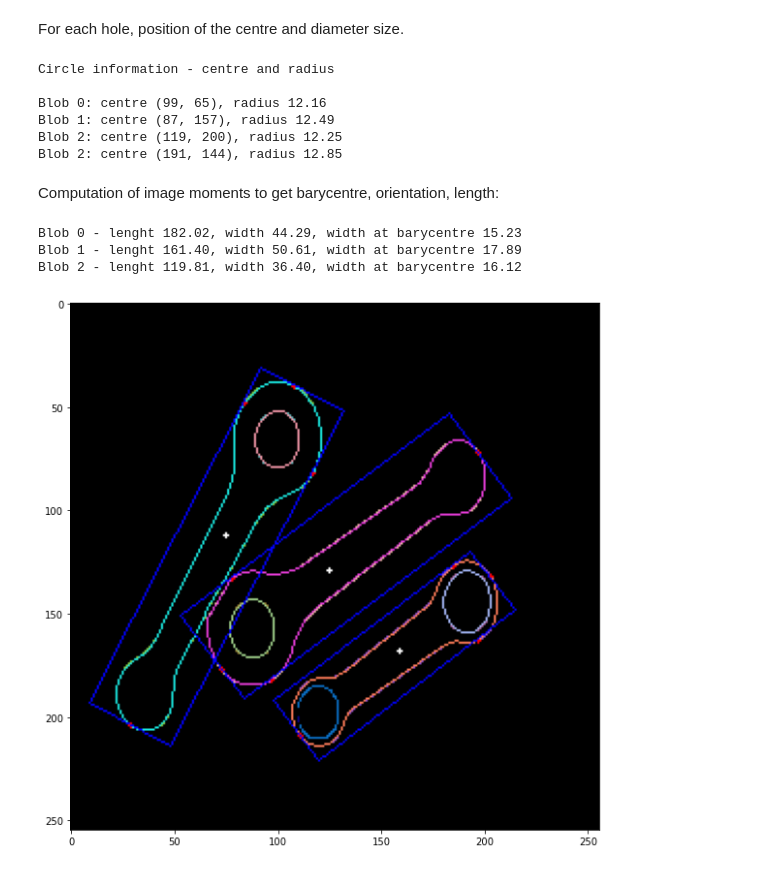
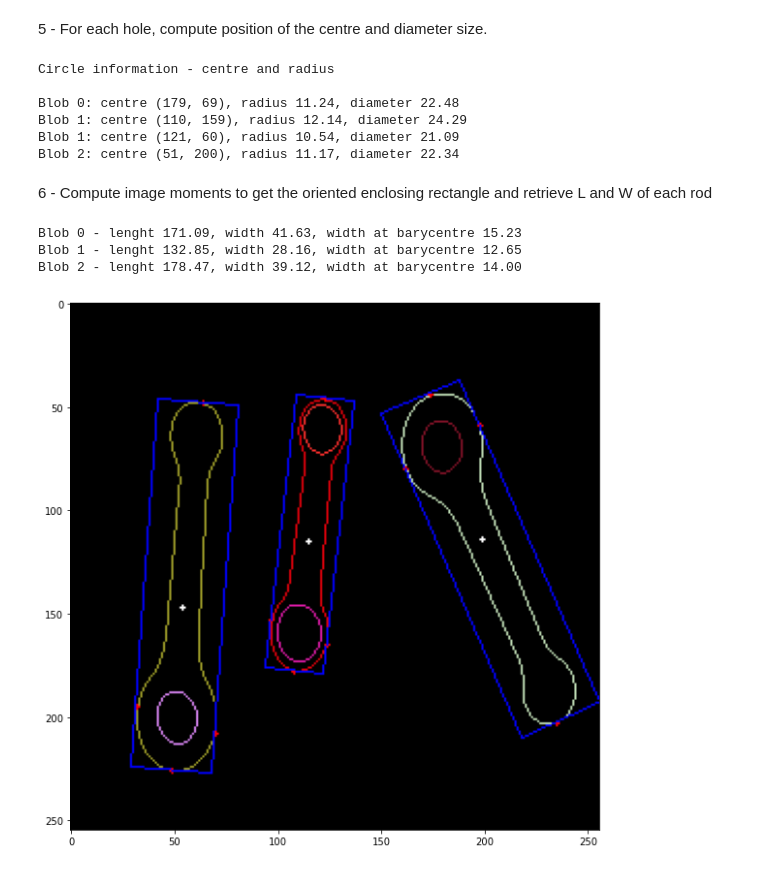
Before and after one commit to cormarchili/ConnectingRods, a Jupyter notebook: Project.ipynb, the cells around one changed output. Drawn from its saved outputs; the diff is of its cells as text; code cells hidden in the pictures.

```diff
--- a/Project.ipynb
+++ b/Project.ipynb
@@ -24,9 +22,8 @@ file_list = ['TESI00.BMP', 'TESI01.BMP', 'TESI12.BMP', 'TESI21.BMP', 'TESI31.BMP
             'TESI90.BMP', 'TESI92.BMP', 'TESI98.BMP']
 m=0
 # %%
-path = os.path.join('/Users','corinnamarchili','Desktop','Progetto2','ispezione-bielle-immagini')
+path = ('ispezione-bielle-immagini')
 img_file = file_list[m]
 m+=1
-img_file = 'TESI50.BMP'
 src = cv.imread(os.path.join(path, img_file), cv.COLOR_BGR2RGB)
 # %% [markdown]
@@ -203,5 +186,5 @@ Orientation major axis: 0.65
 # %% [markdown]
-For each hole, position of the centre and diameter size.
+5 - For each hole, compute position of the centre and diameter size.
 # %%
 print('Circle information - centre and radius')
 print()
@@ -209,22 +192,24 @@ print()
 for k in circles.keys():
     for cont in circles[k]:
         rad = []
+        # Compute moments to get the centre of the circle;
         mu = cv.moments(cont)
         bar = (int(mu['m10'] / (mu['m00'] + 1e-5)), int(mu['m01'] / (mu['m00'] + 1e-5)))
+        # Compute the radius as the average distance between the contour and the centre
         if((bar[0] != 0) and (bar[1] != 0)):
             for p in cont:
                 distance = math.sqrt((math.pow((bar[0] - p[0][0]),2))+(math.pow((bar[1] - p[0][1]),2)))
                 rad.append(distance)
             radius = mean(rad)
-            print(f'Blob {k}: centre {bar}, radius {radius:.2f}')
+            print(f'Blob {k}: centre {bar}, radius {radius:.2f}, diameter {2*radius:.2f}')
 # %% [output]
 Circle information - centre and radius
 
-Blob 0: centre (99, 65), radius 12.16
-Blob 1: centre (87, 157), radius 12.49
-Blob 2: centre (119, 200), radius 12.25
-Blob 2: centre (191, 144), radius 12.85
+Blob 0: centre (179, 69), radius 11.24, diameter 22.48
+Blob 1: centre (110, 159), radius 12.14, diameter 24.29
+Blob 1: centre (121, 60), radius 10.54, diameter 21.09
+Blob 2: centre (51, 200), radius 11.17, diameter 22.34
 # %% [markdown]
-Computation of image moments to get barycentre, orientation, length:
+6 - Compute image moments to get the oriented enclosing rectangle and retrieve L and W of each rod
 # %%
 #Implementation of the algorithm from slide 46 of "Blob Analysis"
@@ -271,8 +257,8 @@ def get_vertexes(C1, C2, C3, C4, aMA, bMA, aMI, bMI):
     v4 = (int((bMA*cw2 - bMI*cl2)/(aMA*bMI - bMA*aMI)),int((aMI*cl2 - aMA*cw2)/(aMA*bMI - bMA*aMI)))
     return v1,v2,v3,v4
 # %%
-#blob_details is indexed by the blob and contains contour - baricentre - moments - (orientation_maj, orientation_min)
-img_oer = background.copy()
+#blob_details contains a list with contour - baricentre - moments - (orientation_maj, orientation_min)
+img_oer = drawing.copy()
 
 for b in blob_details.keys():
     blob_contour = blob_details[b][0]
@@ -283,10 +269,11 @@ for b in blob_details.keys():
     cv.circle(img_oer, (blob_barycentre), radius=0, color=(255, 255, 255), thickness=2)
 
 
-    #Compute alpha and beta from the orientation of the major axis
+    # Compute alpha and beta from the orientation of the major axis
     alpha = -math.sin(blob_orientation[0])
     beta = math.cos(blob_orientation[0])
 
+    # Compute the parameters for the equation of the major and minor axis
     aMA = alpha
     bMA = -beta
     cMA = beta*blob_barycentre[1] - alpha*blob_barycentre[0]
@@ -302,39 +289,40 @@ for b in blob_details.keys():
     cv.circle(img_oer, C3, radius=0, color=(255, 0, 0), thickness=2)
     cv.circle(img_oer, C4, radius=0, color=(255, 0, 0), thickness=2)
 
-
+    # Find vertexes of the oriented enclosing rectangle
     v1, v2, v3, v4 = get_vertexes(C1, C2, C3, C4, aMA, bMA, aMI, bMI)
 
     cv.line(img_oer, v1, v3, (0, 0, 255), 1)
     cv.line(img_oer, v1, v2, (0, 0, 255), 1)
     cv.line(img_oer, v2, v4, (0, 0, 255), 1)
     cv.line(img_oer, v4, v3, (0, 0, 255), 1)
 
+    # Compute length and width from the OER
     L = math.sqrt((math.pow((v1[0]-v2[0]),2))+(math.pow((v1[1]-v2[1]),2)))
     W = math.sqrt((math.pow((v1[0]-v3[0]),2))+(math.pow((v1[1]-v3[1]),2)))
     if(W > L):
         point1 = v1
         point2 = v2
     else:
         point1 = v1
         point2 = v3
-    m = (point2[1]-point1[1])/(point2[0]-point1[0])
-    c = blob_barycentre[1] - m*(blob_barycentre[0])
+
+    # Compute width at the barycentre as the minimum distance between the barycentre and the contour
     distances = []
     for e in blob_contour:
         j = e[0][0]
         i = e[0][1]
         distance = math.sqrt((math.pow((blob_barycentre[0] - j),2))+(math.pow((blob_barycentre[1] - i),2)))
         distances.append(distance)
     wb = 2 * np.min(distances)
 
     print(f'Blob {b} - lenght {max(L,W):.2f}, width {min(L,W):.2f}, width at barycentre {wb:.2f}')
 
 plt.figure(figsize=(10, 10))
 plt.imshow(img_oer, cmap='gray')
 plt.show()
 # %% [output]
-Blob 0 - lenght 182.02, width 44.29, width at barycentre 15.23
-Blob 1 - lenght 161.40, width 50.61, width at barycentre 17.89
-Blob 2 - lenght 119.81, width 36.40, width at barycentre 16.12
+Blob 0 - lenght 171.09, width 41.63, width at barycentre 15.23
+Blob 1 - lenght 132.85, width 28.16, width at barycentre 12.65
+Blob 2 - lenght 178.47, width 39.12, width at barycentre 14.00
-[figure, old version]
+[figure, new version]
```
Also changed, not shown: parts of 8 cells of this notebook, 15 other files.
